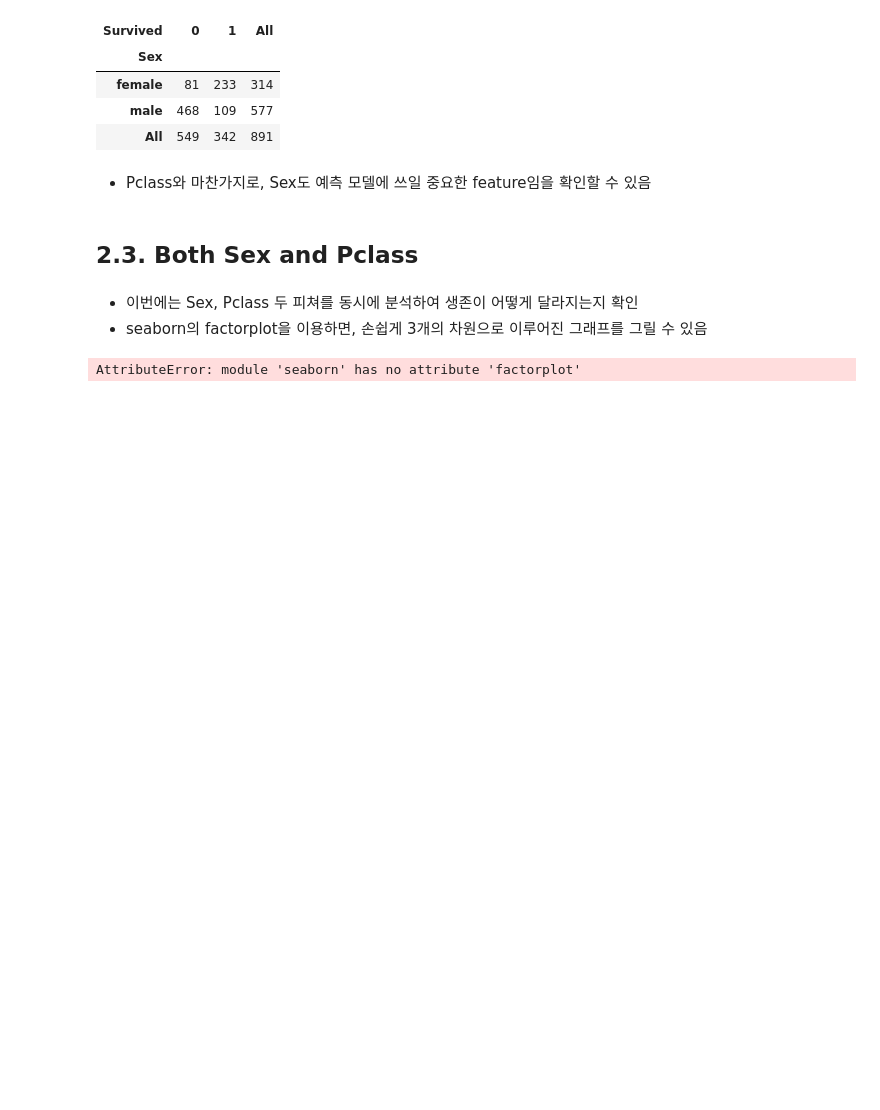
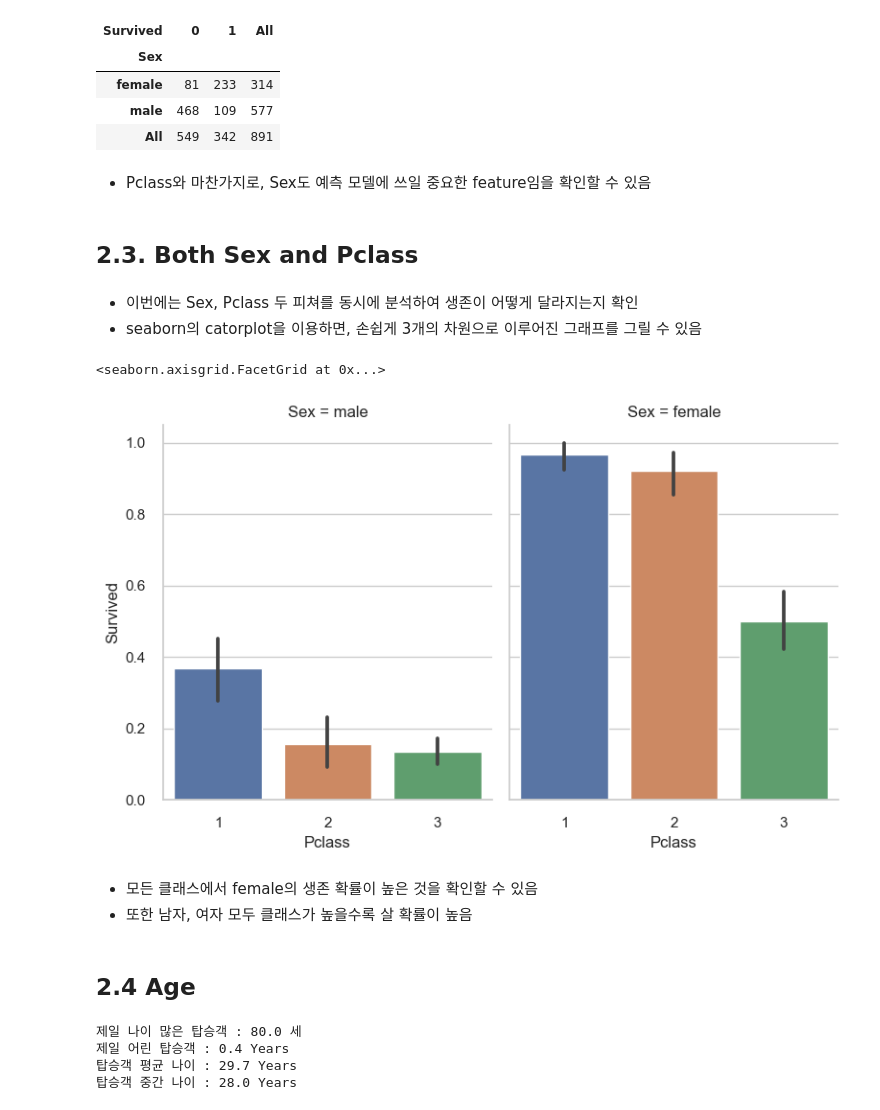
Before and after one commit to wonyeongdeok/kaggle_transcription, a Jupyter notebook: titanic.ipynb, the cells around one changed output. Saved outputs shown, nothing was run; the diff lists cells and outputs as text; code cells hidden in the pictures; blank space fills up the shorter version.

```diff
--- a/titanic.ipynb
+++ b/titanic.ipynb
@@ -310,8 +311,24 @@ pd.crosstab(df_train['Sex'], df_train['Survived'], margins=True).style.backgroun
 ## 2.3. Both Sex and Pclass
 # %% [markdown]
 - 이번에는 Sex, Pclass 두 피쳐를 동시에 분석하여 생존이 어떻게 달라지는지 확인
-- seaborn의 factorplot을 이용하면, 손쉽게 3개의 차원으로 이루어진 그래프를 그릴 수 있음
+- seaborn의 catorplot을 이용하면, 손쉽게 3개의 차원으로 이루어진 그래프를 그릴 수 있음
 # %%
-sns.catplot(x='Pcalss', y='Survived', hue='Sex', data=df_train, size=6, aspect=1.5)
+sns.catplot(data=df_train, kind='bar', x='Pclass', y='Survived', col='Sex', aspect=0.8)
 # %% [output]
-AttributeError: module 'seaborn' has no attribute 'factorplot'
+<seaborn.axisgrid.FacetGrid at 0x...>
+[figure, added]
+# %% [markdown]
+- 모든 클래스에서 female의 생존 확률이 높은 것을 확인할 수 있음
+- 또한 남자, 여자 모두 클래스가 높을수록 살 확률이 높음
+# %% [markdown]
+## **2.4 Age**
+# %%
+print('제일 나이 많은 탑승객 : {:.1f} 세'.format(df_train['Age'].max()))
+print('제일 어린 탑승객 : {:.1f} Years'.format(df_train['Age'].min()))
+print('탑승객 평균 나이 : {:.1f} Years'.format(df_train['Age'].mean()))
+print('탑승객 중간 나이 : {:.1f} Years'.format(df_train['Age'].median()))
+# %% [output]
+제일 나이 많은 탑승객 : 80.0 세
+제일 어린 탑승객 : 0.4 Years
+탑승객 평균 나이 : 29.7 Years
+탑승객 중간 나이 : 28.0 Years
```
Also changed, not shown: parts of 13 cells of this notebook.
